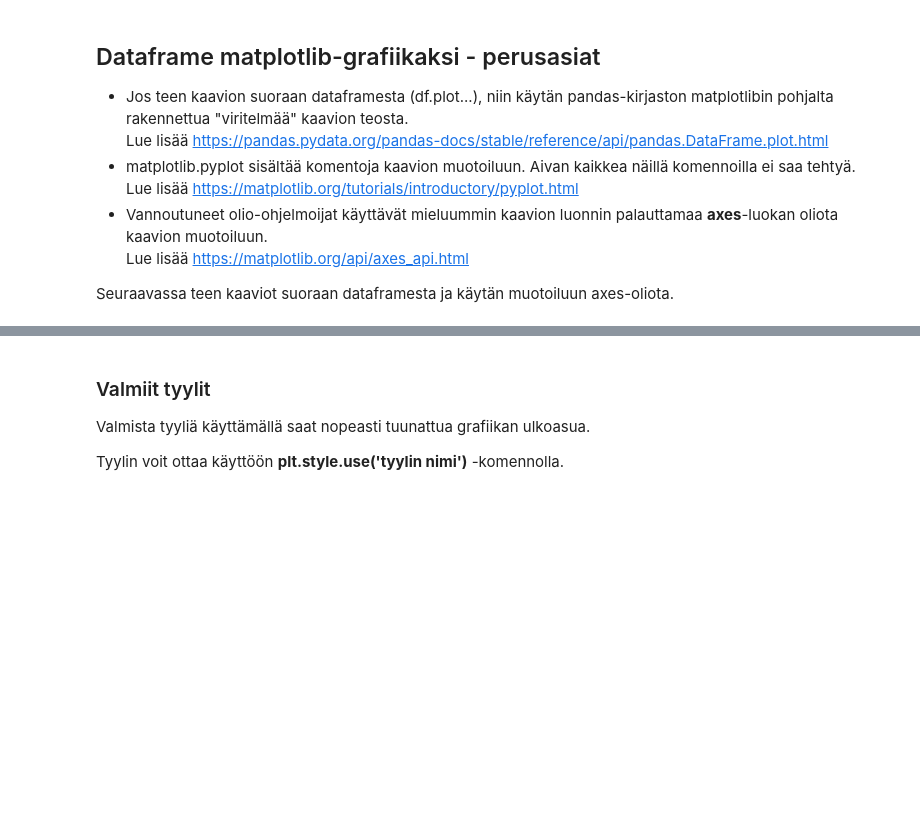
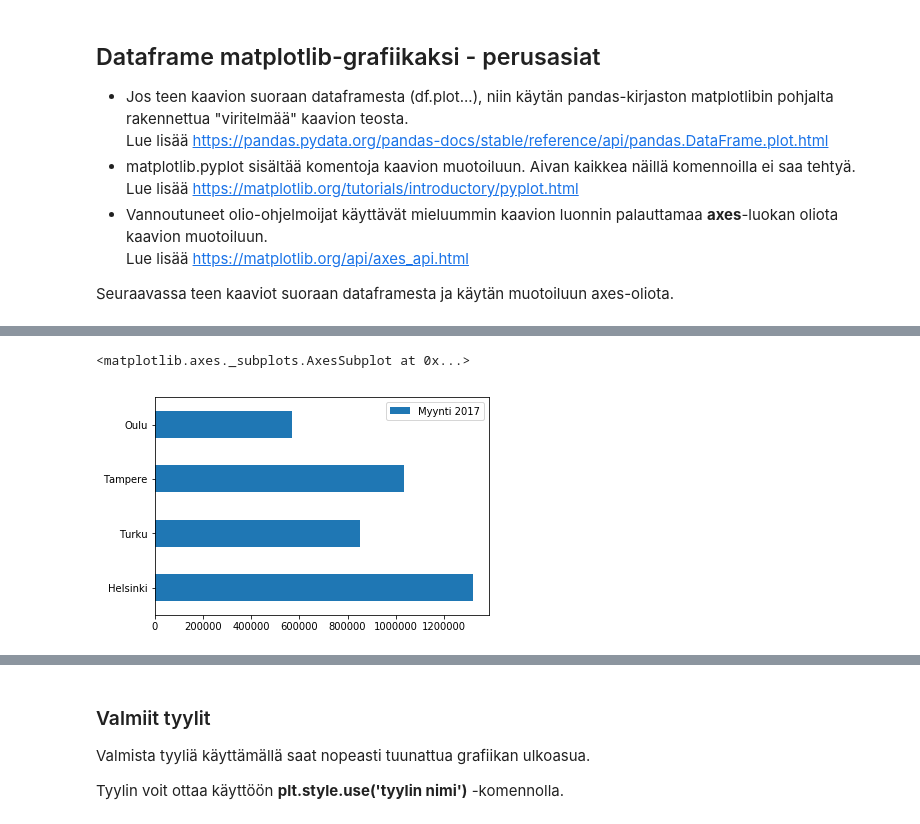
Before and after one commit to taanila/kaaviot, a Jupyter notebook: matplotlib.ipynb, the cells around one changed output, grey strips where cells are left out. Saved outputs shown, nothing was run; the diff lists cells and outputs as text; code cells hidden in the pictures; blank space fills up the shorter version.

Commit message:
Dataframe matplotlib-grafiikaksi - perusasiat

```diff
--- a/matplotlib.ipynb
+++ b/matplotlib.ipynb
@@ -16 +18,9 @@ import matplotlib.pyplot as plt
 %matplotlib inline
+# %%
+#luon dataframen dictionarysta
+df1 = pd.DataFrame({'Myynti 2017': [1321847, 852669, 1032199, 568230]})
+
+#lisään kaupungit dataframen indeksiin
+df1.index = ['Helsinki', 'Turku', 'Tampere', 'Oulu']
+
+df1
@@ -16,0 +39,6 @@ import matplotlib.pyplot as plt
+# %%
+#myynnit vaakapylväskaaviona
+df1.plot.barh()
+# %% [output]
+<matplotlib.axes._subplots.AxesSubplot at 0x...>
+[figure, added]
```
Also changed, not shown: parts of 31 cells of this notebook.
